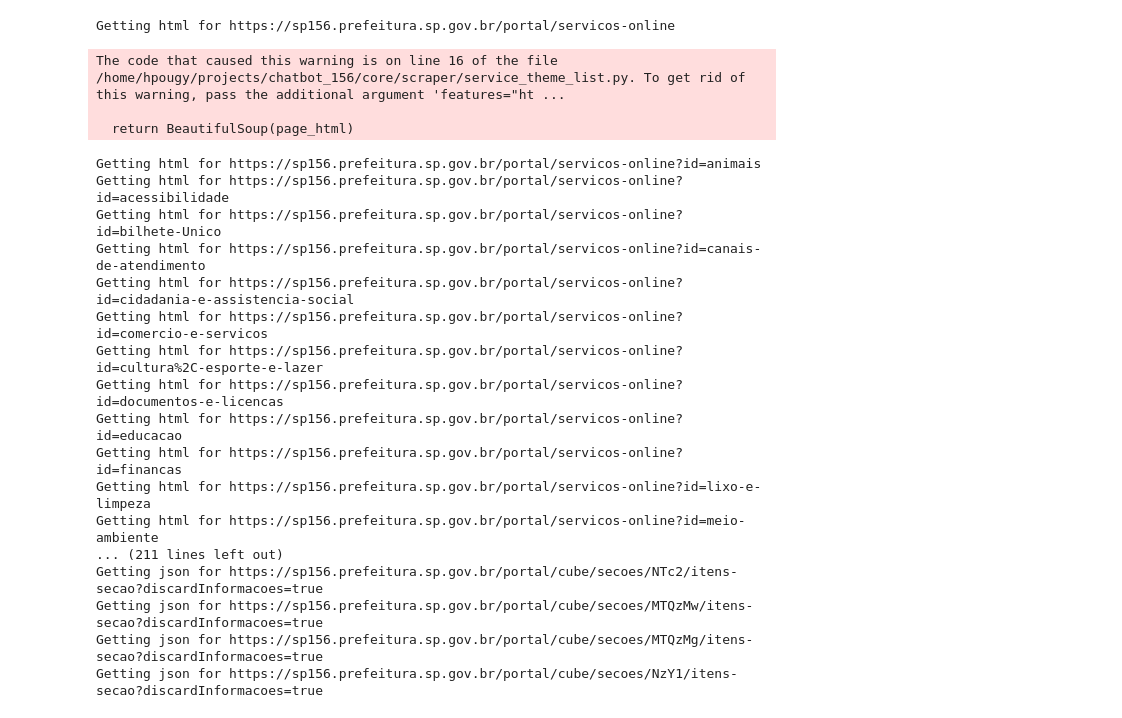
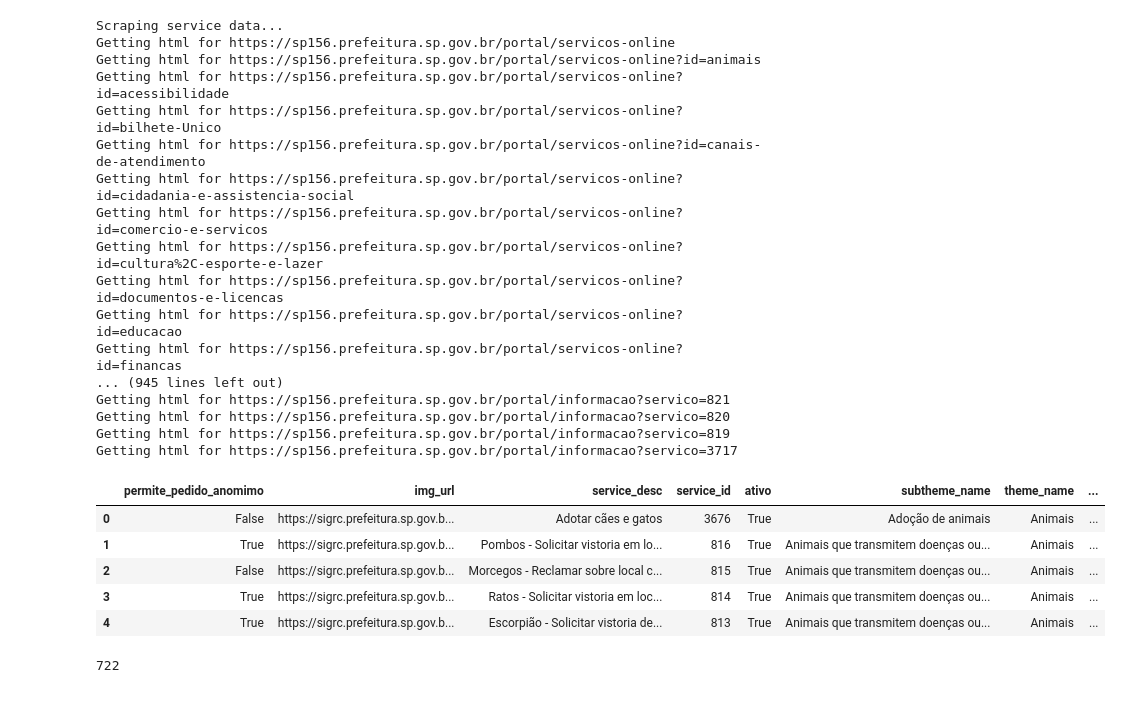
Before and after one commit to h-pgy/chatbot_156, a Jupyter notebook: 01_scrapper.ipynb, the cells around one changed output. Cells and saved outputs as stored; diff of their text form; code cells hidden in the pictures.

Commit message:
pipeline completo

```diff
--- a/01_scrapper.ipynb
+++ b/01_scrapper.ipynb
@@ -3,26 +3,35 @@ from core.scraper.scrape_pipeline import ScrapePipeline
 # %%
 pipeline = ScrapePipeline()
 # %%
-pipeline()
+df = pipeline()
 # %% [output]
+Scraping service data...
 Getting html for https://sp156.prefeitura.sp.gov.br/portal/servicos-online
+Getting html for https://sp156.prefeitura.sp.gov.br/portal/servicos-online?id=animais
+Getting html for https://sp156.prefeitura.sp.gov.br/portal/servicos-online?id=acessibilidade
+Getting html for https://sp156.prefeitura.sp.gov.br/portal/servicos-online?id=bilhete-Unico
+Getting html for https://sp156.prefeitura.sp.gov.br/portal/servicos-online?id=canais-de-atendimento
+Getting html for https://sp156.prefeitura.sp.gov.br/portal/servicos-online?id=cidadania-e-assistencia-social
+Getting html for https://sp156.prefeitura.sp.gov.br/portal/servicos-online?id=comercio-e-servicos
+Getting html for https://sp156.prefeitura.sp.gov.br/portal/servicos-online?id=cultura%2C-esporte-e-lazer
+Getting html for https://sp156.prefeitura.sp.gov.br/portal/servicos-online?id=documentos-e-licencas
+Getting html for https://sp156.prefeitura.sp.gov.br/portal/servicos-online?id=educacao
+Getting html for https://sp156.prefeitura.sp.gov.br/portal/servicos-online?id=financas
+... (945 lines left out)
+Getting html for https://sp156.prefeitura.sp.gov.br/portal/informacao?servico=821
+Getting html for https://sp156.prefeitura.sp.gov.br/portal/informacao?servico=820
+Getting html for https://sp156.prefeitura.sp.gov.br/portal/informacao?servico=819
+Getting html for https://sp156.prefeitura.sp.gov.br/portal/informacao?servico=3717
-The code that caused this warning is on line 16 of the file /home/hpougy/projects/chatbot_156/core/scraper/service_theme_list.py. To get rid of this warning, pass the additional argument 'features="ht ...
-
-  return BeautifulSoup(page_html)
-Getting html for https://sp156.prefeitura.sp.gov.br/portal/servicos-online?id=animais
-Getting html for https://sp156.prefeitura.sp.gov.br/portal/servicos-online?id=acessibilidade
-Getting html for https://sp156.prefeitura.sp.gov.br/portal/servicos-online?id=bilhete-Unico
-Getting html for https://sp156.prefeitura.sp.gov.br/portal/servicos-online?id=canais-de-atendimento
-Getting html for https://sp156.prefeitura.sp.gov.br/portal/servicos-online?id=cidadania-e-assistencia-social
-Getting html for https://sp156.prefeitura.sp.gov.br/portal/servicos-online?id=comercio-e-servicos
-Getting html for https://sp156.prefeitura.sp.gov.br/portal/servicos-online?id=cultura%2C-esporte-e-lazer
-Getting html for https://sp156.prefeitura.sp.gov.br/portal/servicos-online?id=documentos-e-licencas
-Getting html for https://sp156.prefeitura.sp.gov.br/portal/servicos-online?id=educacao
-Getting html for https://sp156.prefeitura.sp.gov.br/portal/servicos-online?id=financas
-Getting html for https://sp156.prefeitura.sp.gov.br/portal/servicos-online?id=lixo-e-limpeza
-Getting html for https://sp156.prefeitura.sp.gov.br/portal/servicos-online?id=meio-ambiente
-... (211 lines left out)
-Getting json for https://sp156.prefeitura.sp.gov.br/portal/cube/secoes/NTc2/itens-secao?discardInformacoes=true
-Getting json for https://sp156.prefeitura.sp.gov.br/portal/cube/secoes/MTQzMw/itens-secao?discardInformacoes=true
-Getting json for https://sp156.prefeitura.sp.gov.br/portal/cube/secoes/MTQzMg/itens-secao?discardInformacoes=true
-Getting json for https://sp156.prefeitura.sp.gov.br/portal/cube/secoes/NzY1/itens-secao?discardInformacoes=true
+# %%
+df.head()
+# %% [output]
+|  | permite_pedido_anomimo | img_url | service_desc | service_id | ativo | subtheme_name | theme_name | ... |
+| 0 | False | https://sigrc.prefeitura.sp.gov.b... | Adotar cães e gatos | 3676 | True | Adoção de animais | Animais | ... |
+| 1 | True | https://sigrc.prefeitura.sp.gov.b... | Pombos - Solicitar vistoria em lo... | 816 | True | Animais que transmitem doenças ou... | Animais | ... |
+| 2 | False | https://sigrc.prefeitura.sp.gov.b... | Morcegos - Reclamar sobre local c... | 815 | True | Animais que transmitem doenças ou... | Animais | ... |
+| 3 | True | https://sigrc.prefeitura.sp.gov.b... | Ratos - Solicitar vistoria em loc... | 814 | True | Animais que transmitem doenças ou... | Animais | ... |
+| 4 | True | https://sigrc.prefeitura.sp.gov.b... | Escorpião - Solicitar vistoria de... | 813 | True | Animais que transmitem doenças ou... | Animais | ... |
+# %%
+len(df)
+# %% [output]
+722
```
Also changed, not shown: 4 other files.
